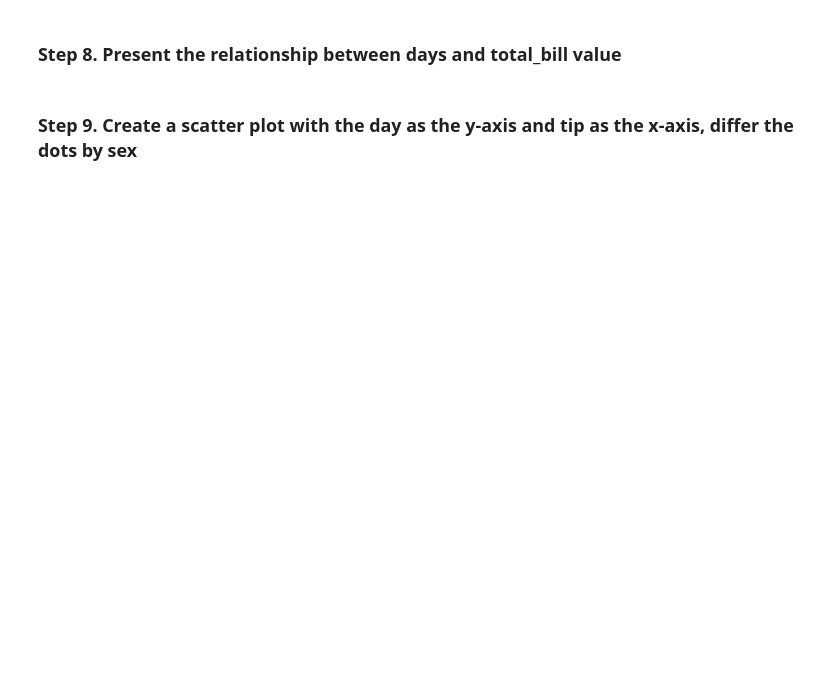
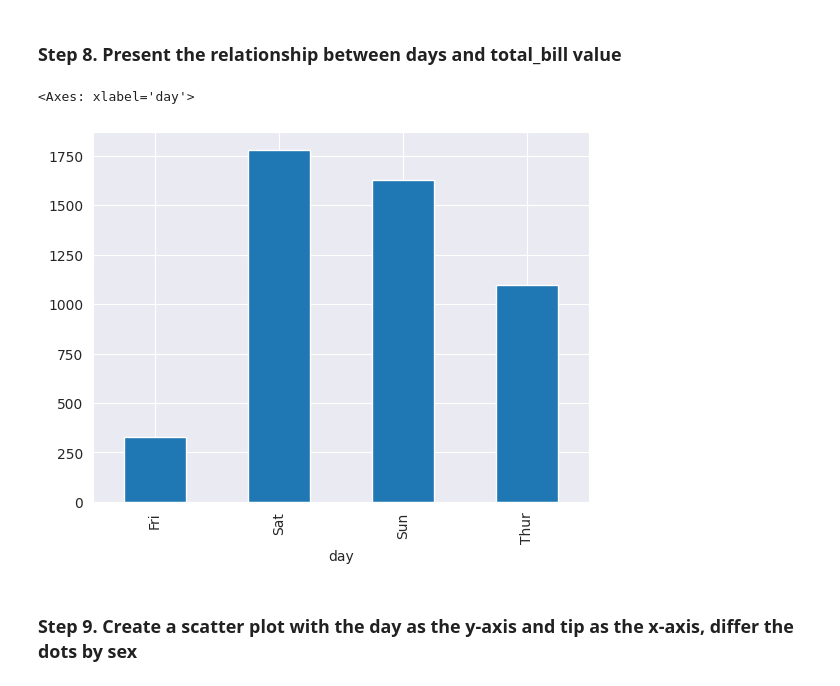
Before and after one commit to Mazako/pandas_exercises, a Jupyter notebook: 07_Visualization/Tips/Exercises.ipynb, the cells around one changed output. Drawn from its saved outputs; the diff is of its cells as text; code cells hidden in the pictures; blank space fills up the shorter version.

```diff
--- a/07_Visualization/Tips/Exercises.ipynb
+++ b/07_Visualization/Tips/Exercises.ipynb
@@ -65,4 +76,9 @@ sns.histplot(tips, x='tip', stat='density')
 # %% [markdown]
 ### Step 8. Present the relationship between days and total_bill value
+# %%
+tips.groupby('day')['total_bill'].sum().plot(kind='bar')
+# %% [output]
+<Axes: xlabel='day'>
+[figure, added]
 # %% [markdown]
 ### Step 9. Create a scatter plot with the day as the y-axis and tip as the x-axis, differ the dots by sex
```
Also changed, not shown: parts of 7 cells of this notebook, 1 other file.
